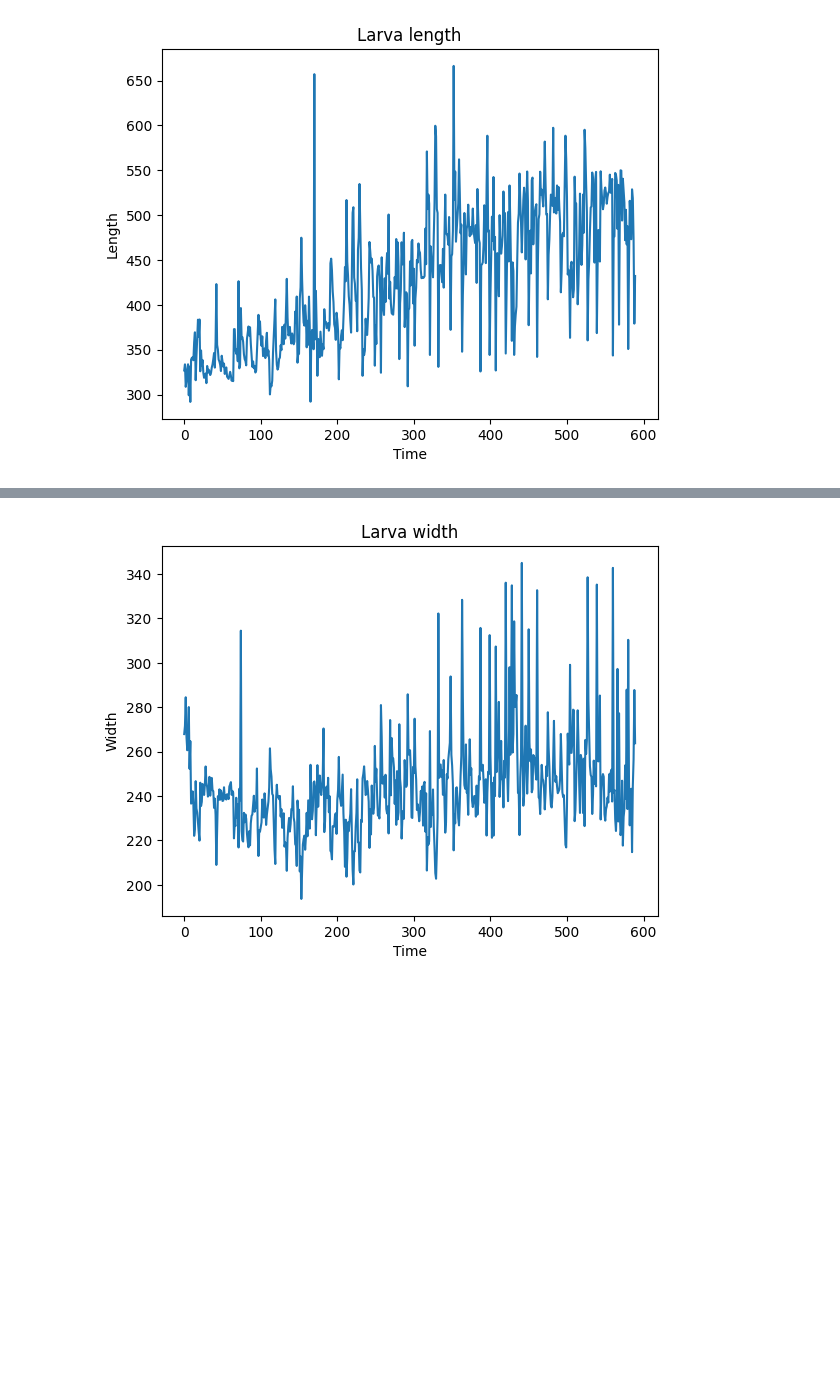
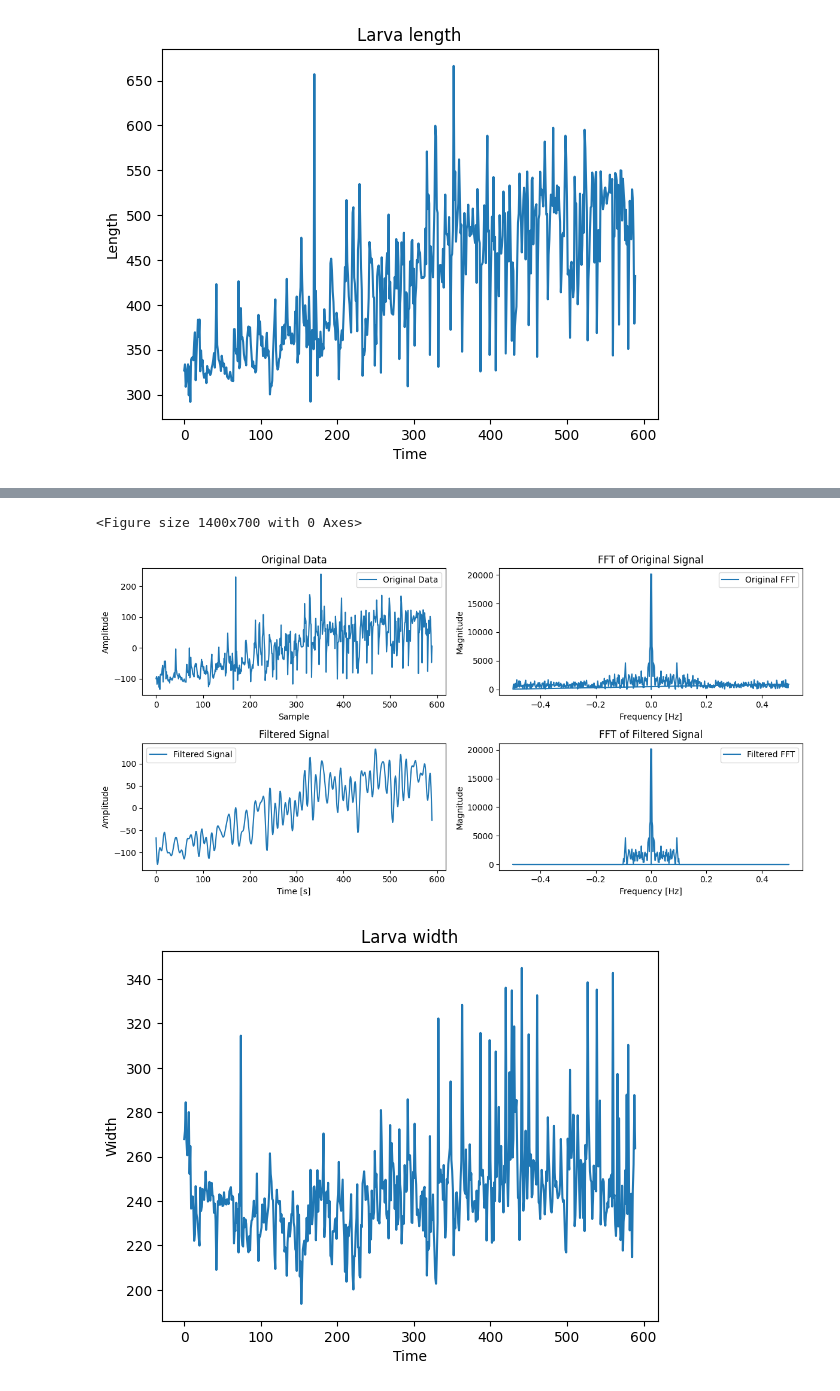
Before and after one commit to amanda-araujo/animal-development, a Jupyter notebook: treco_growth_mahiro.ipynb, the cells around one changed output, grey strips where cells are left out. Saved outputs shown, nothing was run; the diff lists cells and outputs as text; code cells hidden in the pictures; blank space fills up the shorter version.

```diff
--- a/treco_growth_mahiro.ipynb
+++ b/treco_growth_mahiro.ipynb
@@ -121,3 +155,57 @@ plt.show()
+# %%
+# Define the cutoff frequency for the low-pass filter
+cutoff_frequency = 0.1  # in Hz
+
+# Create a low-pass filter mask
+filter_mask = np.abs(frequencies) <= cutoff_frequency
+
+# Apply the low-pass filter to the FFT result
+filtered_fft_result = fft_result * filter_mask
+
+# Compute the inverse FFT to get the filtered signal
+filtered_signal = np.fft.ifft(filtered_fft_result)
+
+# Plot the original and filtered signals
+plt.figure(figsize=(14, 7))
+
+# Plot the original data
+plt.figure(figsize=(12, 6))
+plt.subplot(2, 2, 1)
+plt.plot(length_data, label='Original Data')
+plt.title('Original Data')
+plt.xlabel('Sample')
+plt.ylabel('Amplitude')
+plt.legend()
+
+# Plot FFT of original signal
+plt.subplot(2, 2, 2)
+plt.plot(frequencies, np.abs(fft_result), label='Original FFT')
+plt.title('FFT of Original Signal')
+plt.xlabel('Frequency [Hz]')
+plt.ylabel('Magnitude')
+plt.legend()
+
+# Plot filtered signal
+plt.subplot(2, 2, 3)
+plt.plot(filtered_signal.real, label='Filtered Signal')
+plt.title('Filtered Signal')
+plt.xlabel('Time [s]')
+plt.ylabel('Amplitude')
+plt.legend()
+
+# Plot FFT of filtered signal
+plt.subplot(2, 2, 4)
+plt.plot(frequencies, np.abs(filtered_fft_result), label='Filtered FFT')
+plt.title('FFT of Filtered Signal')
+plt.xlabel('Frequency [Hz]')
+plt.ylabel('Magnitude')
+plt.legend()
+
+plt.tight_layout()
+plt.show()
+# %% [output]
+<Figure size 1400x700 with 0 Axes>
+[figure, added]
 # %%
 # Read the file
 with open('/content/width.txt', 'r') as f:
```
Also changed, not shown: parts of 3 cells of this notebook.
